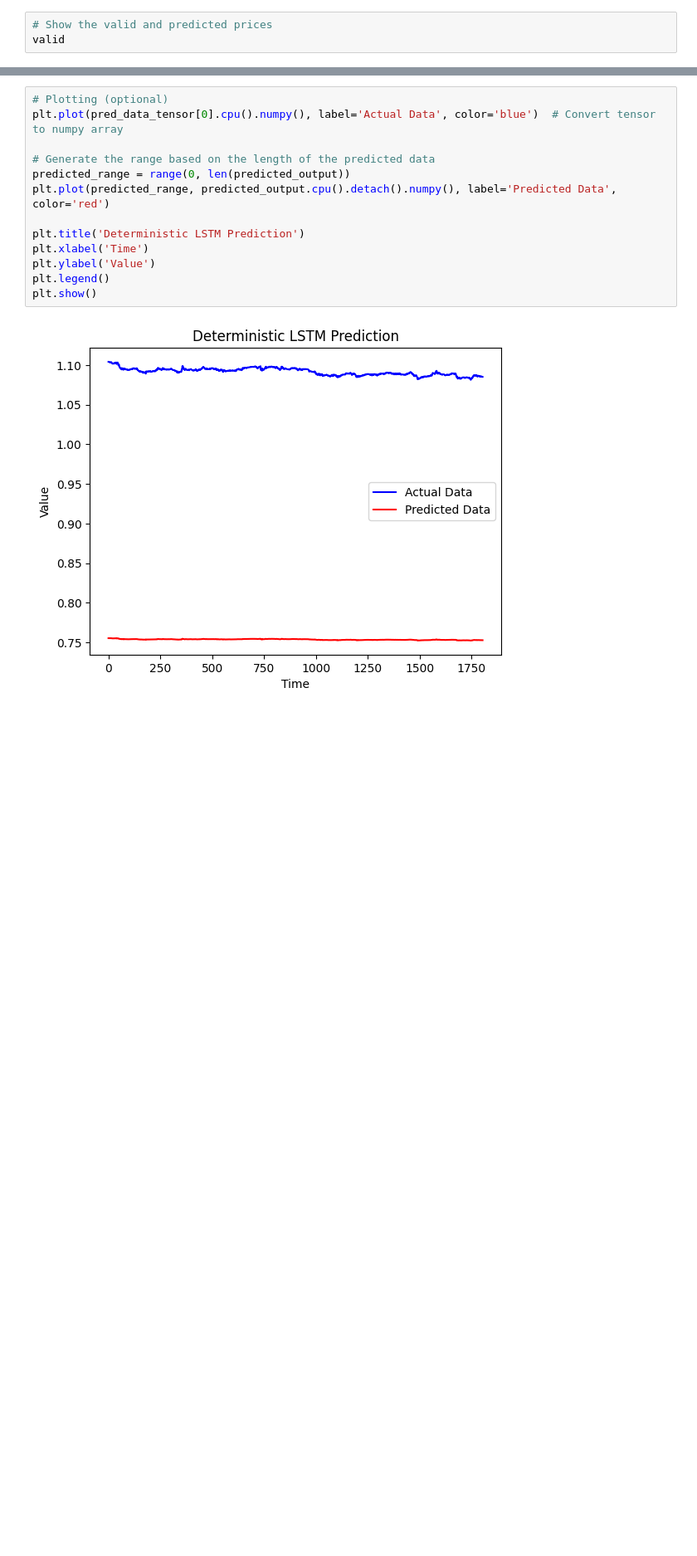
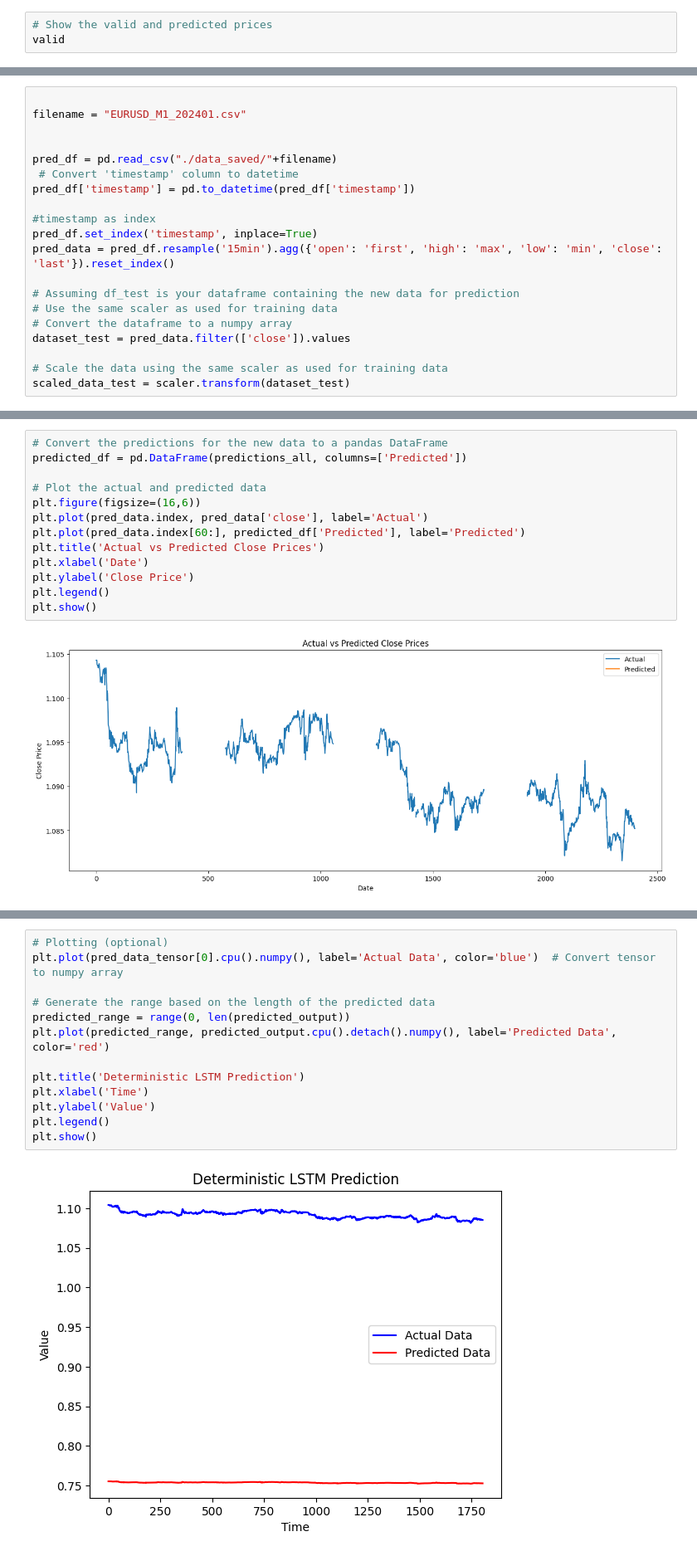
Before and after one commit to Suraj6E/EURUSD-DQN-LSTM, a Jupyter notebook: LSTM.ipynb, the cells around one changed output, grey strips where cells are left out. Shown at 83% size. Drawn from its saved outputs; the diff is of its cells as text; blank space fills up the shorter version.

```diff
--- a/LSTM.ipynb
+++ b/LSTM.ipynb
@@ -534,0 +534,20 @@ valid
+# %%
+
+filename = "EURUSD_M1_202401.csv"
+
+
+pred_df = pd.read_csv("./data_saved/"+filename)
+ # Convert 'timestamp' column to datetime
+pred_df['timestamp'] = pd.to_datetime(pred_df['timestamp'])
+
+#timestamp as index
+pred_df.set_index('timestamp', inplace=True)
+pred_data = pred_df.resample('15min').agg({'open': 'first', 'high': 'max', 'low': 'min', 'close': 'last'}).reset_index()
+
+# Assuming df_test is your dataframe containing the new data for prediction
+# Use the same scaler as used for training data
+# Convert the dataframe to a numpy array
+dataset_test = pred_data.filter(['close']).values
+
+# Scale the data using the same scaler as used for training data
+scaled_data_test = scaler.transform(dataset_test)
@@ -535,3 +591,18 @@ valid
+# %%
+# Convert the predictions for the new data to a pandas DataFrame
+predicted_df = pd.DataFrame(predictions_all, columns=['Predicted'])
+
+# Plot the actual and predicted data
+plt.figure(figsize=(16,6))
+plt.plot(pred_data.index, pred_data['close'], label='Actual')
+plt.plot(pred_data.index[60:], predicted_df['Predicted'], label='Predicted')
+plt.title('Actual vs Predicted Close Prices')
+plt.xlabel('Date')
+plt.ylabel('Close Price')
+plt.legend()
+plt.show()
+# %% [output]
+[figure, added]
 # %%
 filename = "EURUSD_M1_202401.csv"
 
```
Also changed, not shown: parts of 10 cells of this notebook, 2 other files.
